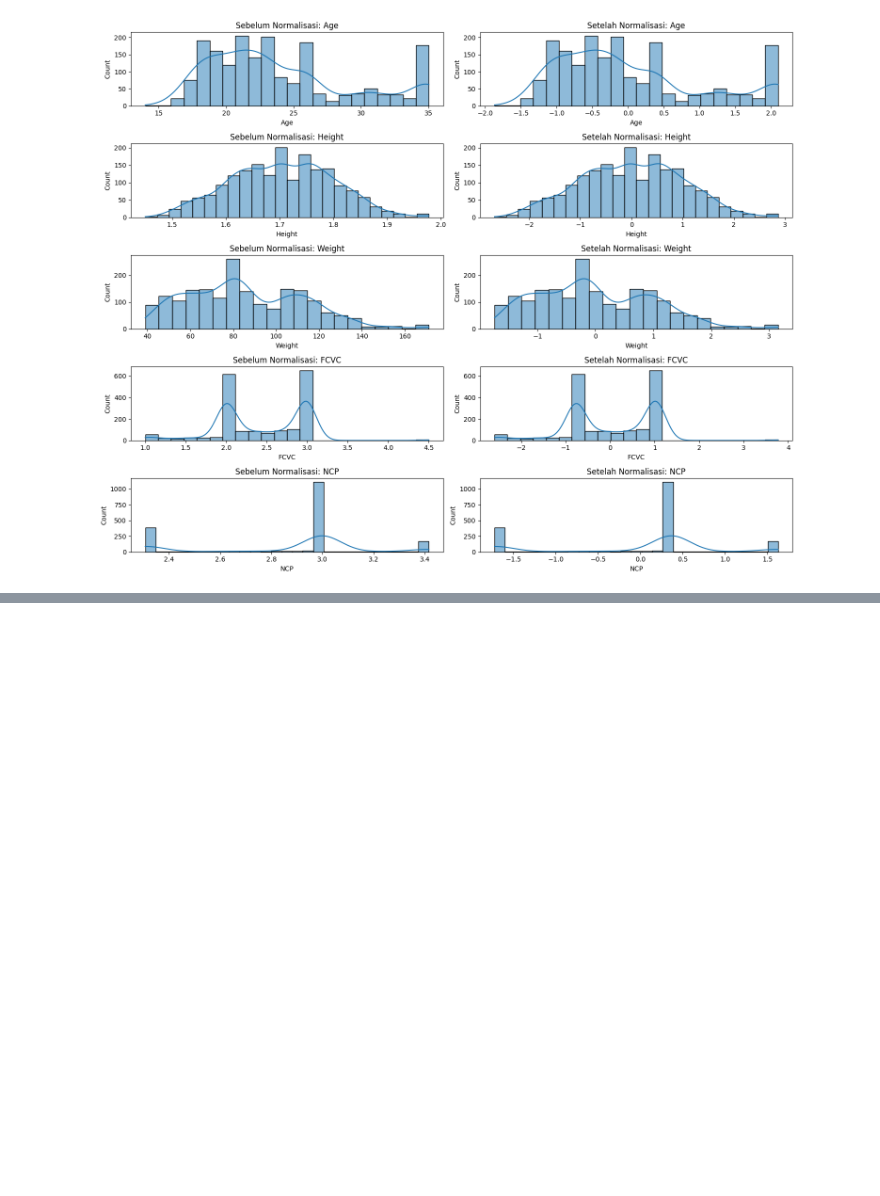
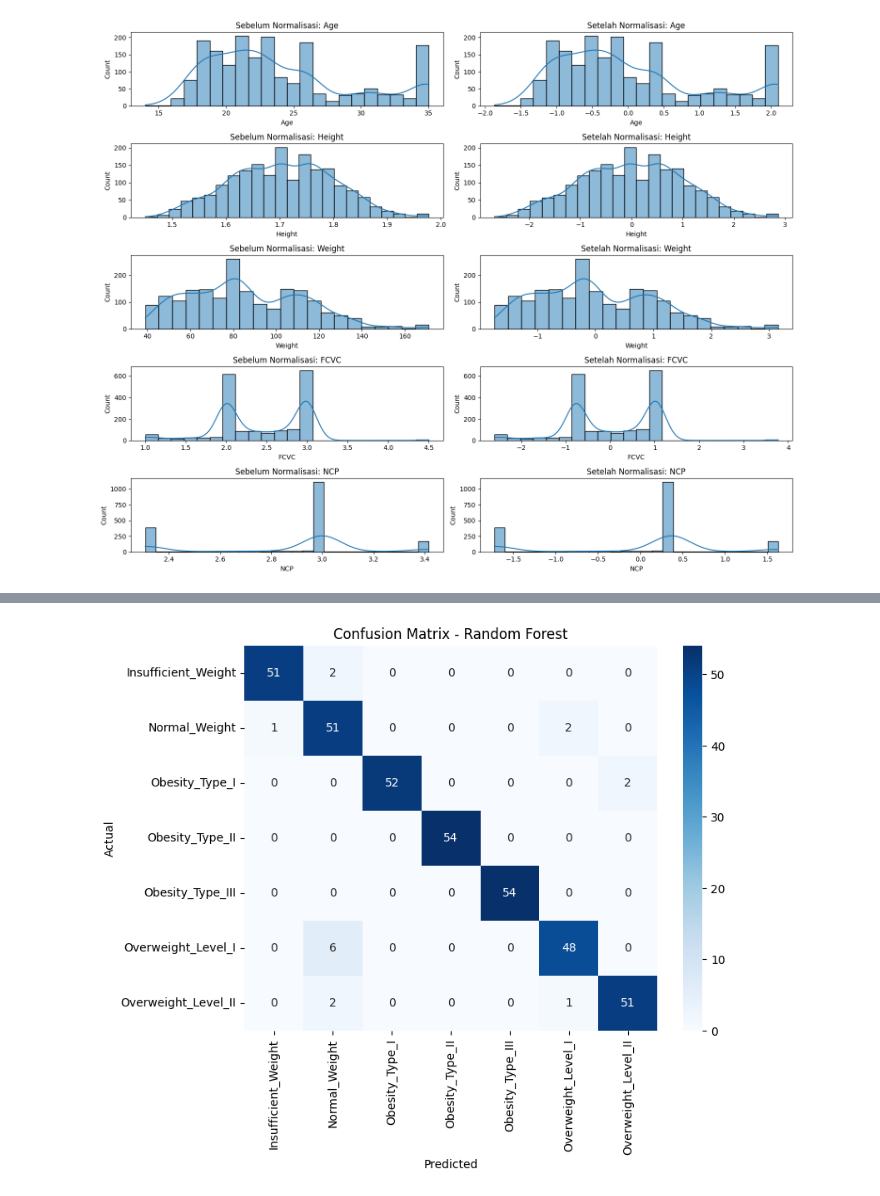
Before and after one commit to Fadhilah25/PROJECT-BENGKOD, a Jupyter notebook: main/obesity.ipynb, the cells around one changed output, grey strips where cells are left out. Drawn from its saved outputs; the diff is of its cells as text; code cells hidden in the pictures; blank space fills up the shorter version.

```diff
--- a/main/obesity.ipynb
+++ b/main/obesity.ipynb
@@ -481,0 +571,26 @@ plt.show()
+# %%
+from sklearn.ensemble import RandomForestClassifier
+
+# Inisialisasi model
+model_rf = RandomForestClassifier(random_state=42)
+
+# Latih model dan ukur waktu pelatihan
+start_time_train_rf = time.time()
+model_rf.fit(X_train, y_train)
+end_time_train_rf = time.time()
+training_time_rf = end_time_train_rf - start_time_train_rf
+print(f"Training time: {training_time_rf:.4f} seconds")
+
+# Buat prediksi dan ukur waktu prediksi
+start_time_pred_rf = time.time()
+y_pred_rf = model_rf.predict(X_test)
+end_time_pred_rf = time.time()
+prediction_time_rf = end_time_pred_rf - start_time_pred_rf
+print(f"Prediction time: {prediction_time_rf:.4f} seconds")
+
+# Evaluasi model
+accuracy_rf = accuracy_score(y_test, y_pred_rf)
+print(f"Accuracy: {accuracy_rf:.4f}")
+
+print("\nClassification Report:")
+print(classification_report(y_test, y_pred_rf, target_names=class_names))
@@ -481,0 +616,13 @@ plt.show()
+# %%
+cm_rf = confusion_matrix(y_test, y_pred_rf)
+plt.figure(figsize=(8, 6))
+sns.heatmap(cm_rf, annot=True, fmt='d', cmap='Blues', xticklabels=class_names, yticklabels=class_names)
+plt.title('Confusion Matrix - Random Forest')
+plt.xlabel('Predicted')
+plt.ylabel('Actual')
+plt.show()
+
+# Store results
+model_performance['Random Forest'] = {'accuracy': accuracy_rf, 'train_time': training_time_rf, 'pred_time': prediction_time_rf}
+# %% [output]
+[figure, added]
```
Also changed, not shown: parts of 17 cells of this notebook.
